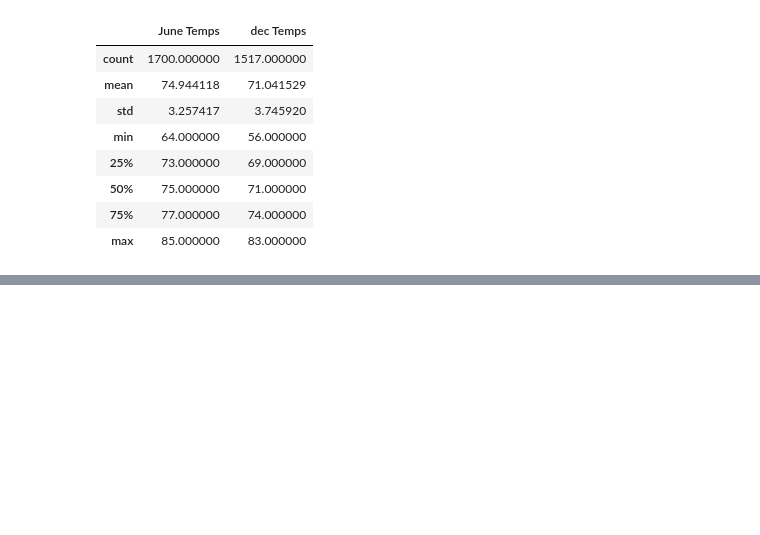
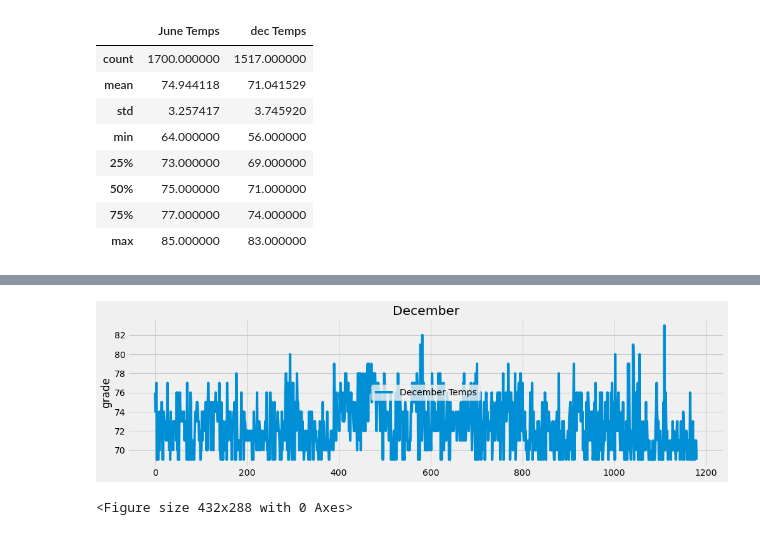
Before and after one commit to RH015/climate_analysis, a Jupyter notebook: SurfsUp_Challenge.ipynb, the cells around one changed output, grey strips where cells are left out. Cells and saved outputs as stored; diff of their text form; code cells hidden in the pictures; blank space fills up the shorter version.

```diff
--- a/SurfsUp_Challenge.ipynb
+++ b/SurfsUp_Challenge.ipynb
@@ -185,0 +226,3 @@ all_df
+# %%
+dec_day_df = pd.DataFrame(dec_measurment_day, columns=['date', 'December Temps'])
+dec_day_df.head()
@@ -185,0 +236,19 @@ all_df
+# %%
+dec_graph = dec_day_df.plot(figsize=(15,4), title="December")
+dec_graph.set_xlabel(None)
+dec_graph.set_ylabel("grade")
+dec_graph.legend(loc='center')
+
+
+# Import the style from Matplotlib.
+from matplotlib import style
+# Use the graph style fivethirtyeight.
+style.use('fivethirtyeight')
+
+
+# show image
+plt.show()
+plt.tight_layout()
+# %% [output]
+[figure, added]
+<Figure size 432x288 with 0 Axes>
```
Also changed, not shown: parts of 5 cells of this notebook.
